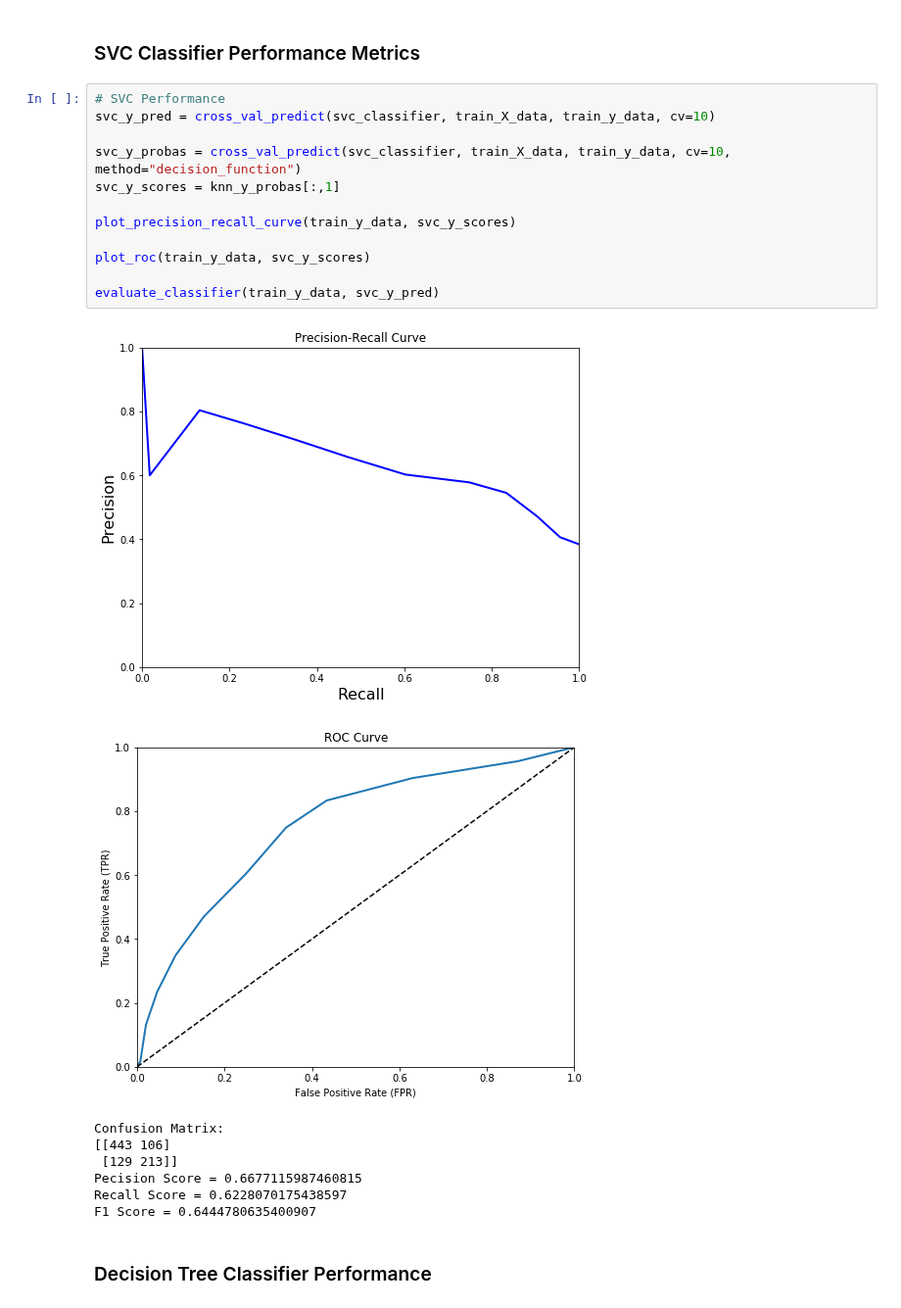
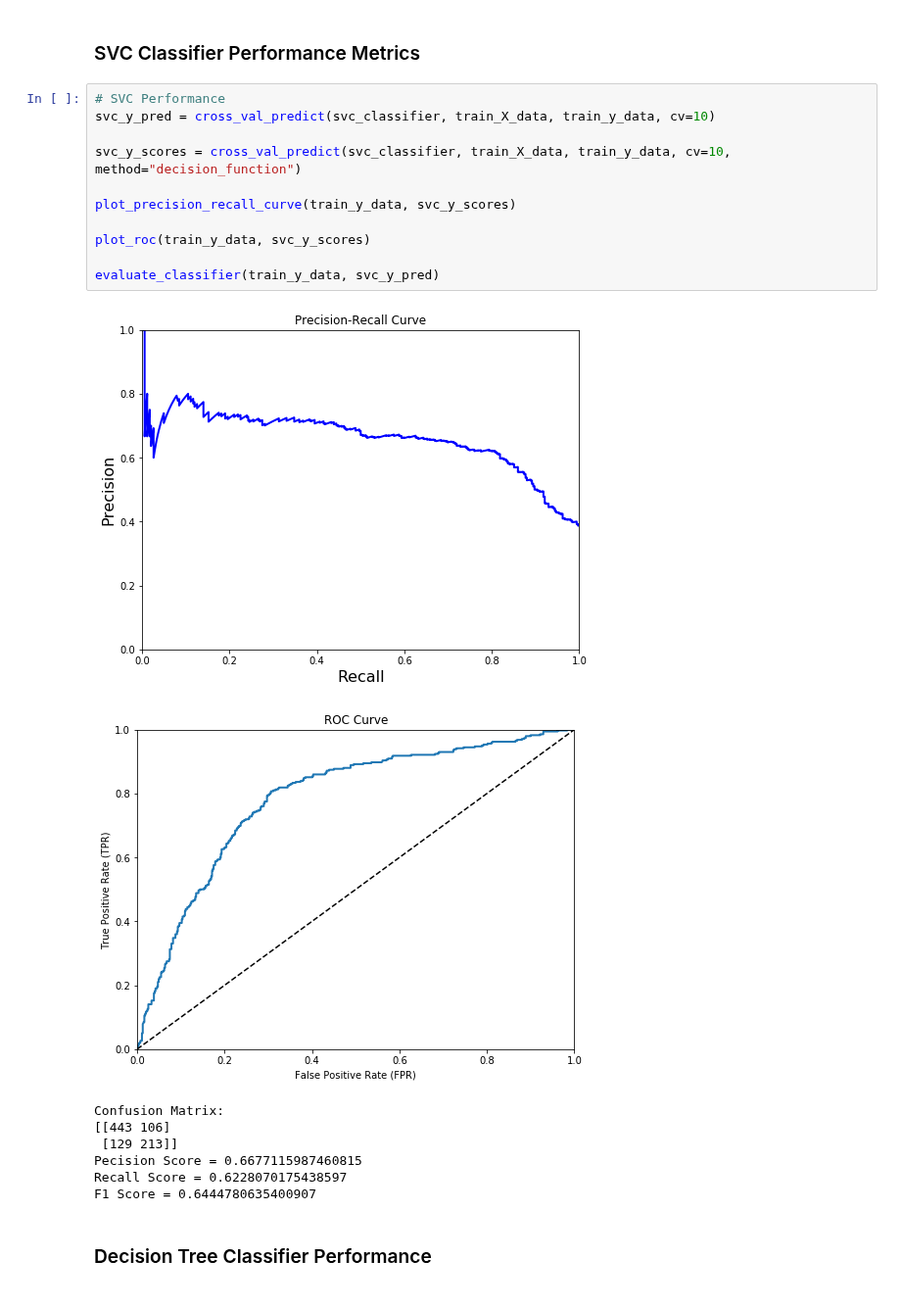
Before and after one commit to richss/cs455-ml-demos, a Jupyter notebook: TitanicDemo.ipynb, the cells around one changed output. Shown at 98% size. Drawn from its saved outputs; the diff is of its cells as text.

Commit message:
Updated titanic demo to fix errors on my Precision-Recall Curves and ROCs.

```diff
--- a/TitanicDemo.ipynb
+++ b/TitanicDemo.ipynb
@@ -489,18 +489,17 @@ F1 Score = 0.5485519591141397
 # %%
 # SVC Performance
 svc_y_pred = cross_val_predict(svc_classifier, train_X_data, train_y_data, cv=10)
 
-svc_y_probas = cross_val_predict(svc_classifier, train_X_data, train_y_data, cv=10, method="decision_function")
-svc_y_scores = knn_y_probas[:,1]
+svc_y_scores = cross_val_predict(svc_classifier, train_X_data, train_y_data, cv=10, method="decision_function")
 
 plot_precision_recall_curve(train_y_data, svc_y_scores)
 
 plot_roc(train_y_data, svc_y_scores)
 
 evaluate_classifier(train_y_data, svc_y_pred)
 # %% [output]
-[figure, old version]
+[figure, new version]
-[figure, old version]
+[figure, new version]
 Confusion Matrix:
 [[443 106]
  [129 213]]
```
Also changed, not shown: parts of 4 cells of this notebook.
